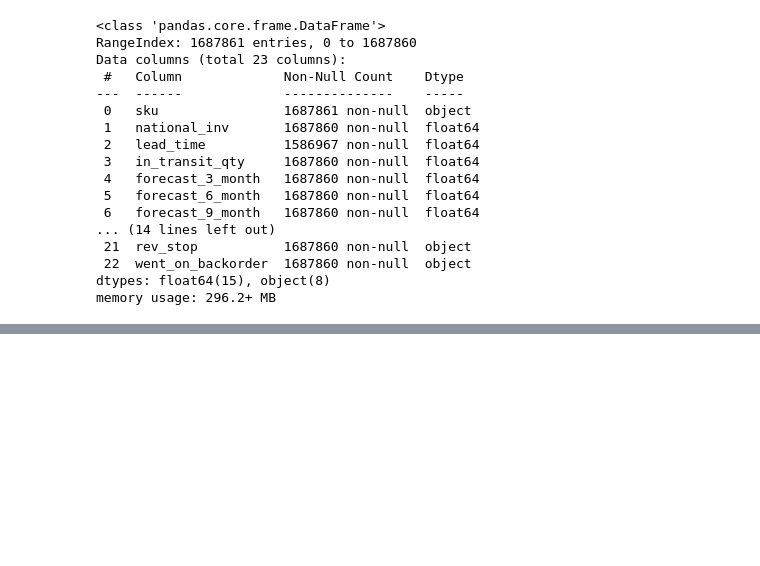
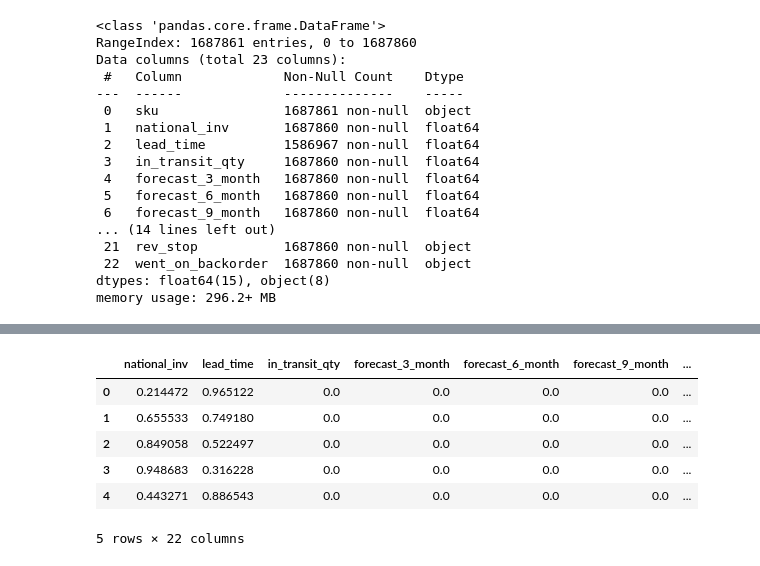
Before and after one commit to PurvanshBarodia/Backorder-Prediction, a Jupyter notebook: Backorder_Prediction.ipynb, the cells around one changed output, grey strips where cells are left out. Cells and saved outputs as stored; diff of their text form; code cells hidden in the pictures; blank space fills up the shorter version.

```diff
--- a/Backorder_Prediction.ipynb
+++ b/Backorder_Prediction.ipynb
@@ -84,0 +317,14 @@ memory usage: 296.2+ MB
+# %%
+import pandas as pd
+train_1 = pd.read_csv('cleaned_train.csv')
+test_1 = pd.read_csv('cleaned_test.csv')
+# %%
+train_1.head()
+# %% [output]
+|  | national_inv | lead_time | in_transit_qty | forecast_3_month | forecast_6_month | forecast_9_month | ... |
+| 0 | 0.214472 | 0.965122 | 0.0 | 0.0 | 0.0 | 0.0 | ... |
+| 1 | 0.655533 | 0.749180 | 0.0 | 0.0 | 0.0 | 0.0 | ... |
+| 2 | 0.849058 | 0.522497 | 0.0 | 0.0 | 0.0 | 0.0 | ... |
+| 3 | 0.948683 | 0.316228 | 0.0 | 0.0 | 0.0 | 0.0 | ... |
+| 4 | 0.443271 | 0.886543 | 0.0 | 0.0 | 0.0 | 0.0 | ... |
+5 rows × 22 columns
```
Also changed, not shown: parts of 19 cells of this notebook.
